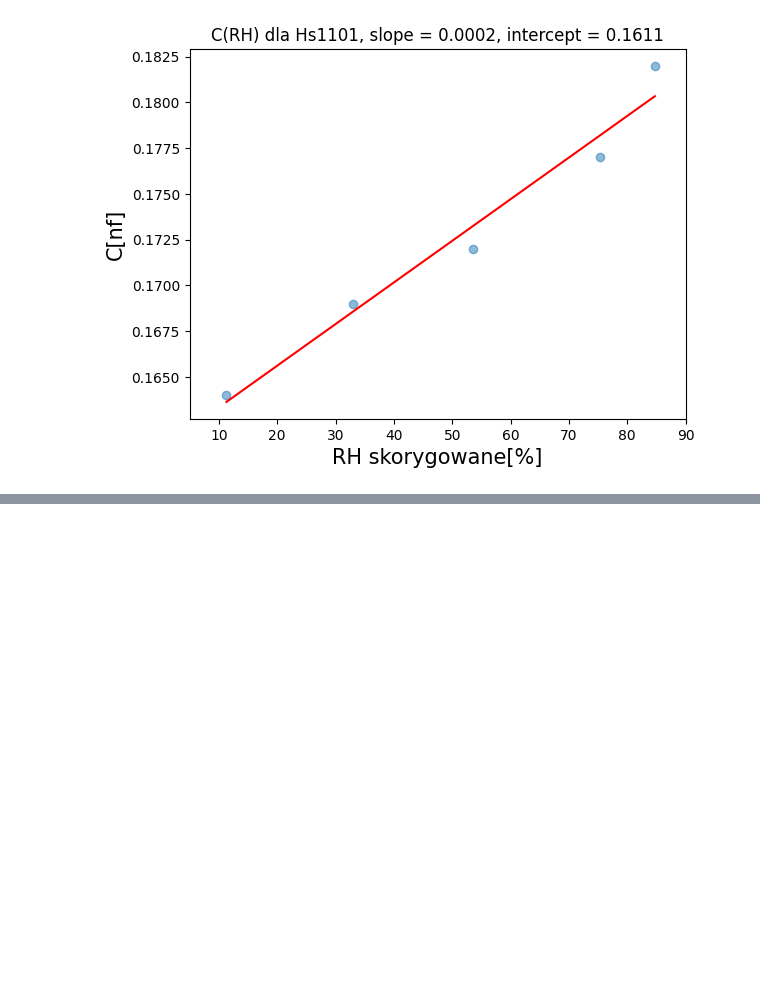
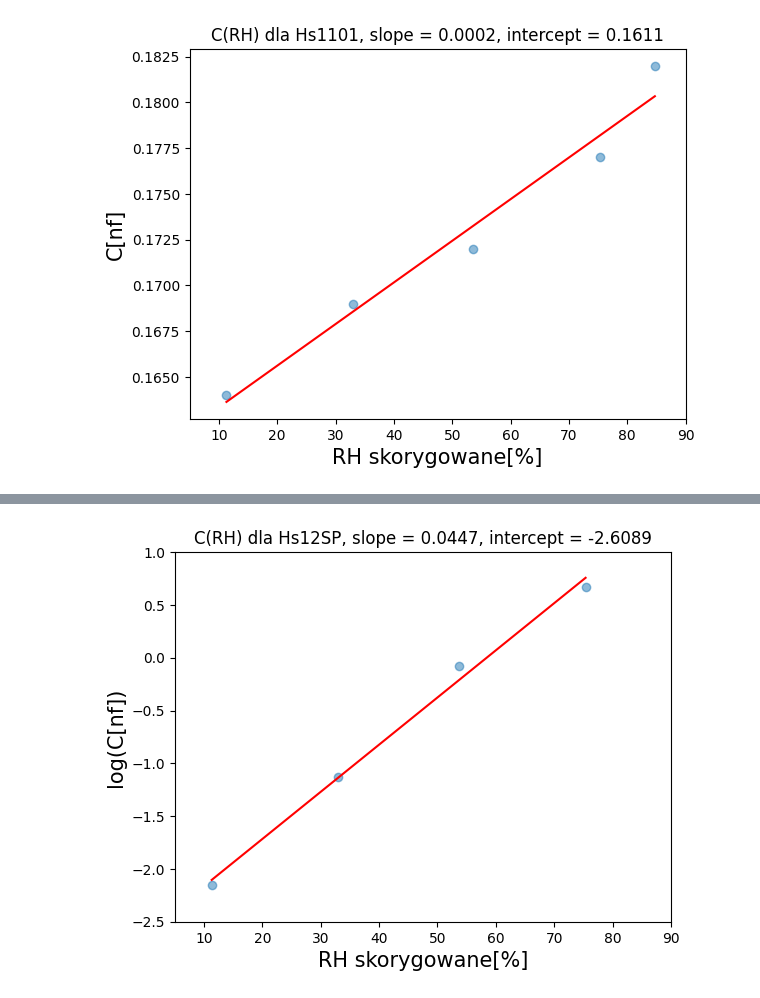
Before and after one commit to irozalski/Sensor_technology-analysis, a Jupyter notebook: humidity sensor/Humidity.ipynb, the cells around one changed output, grey strips where cells are left out. Saved outputs shown, nothing was run; the diff lists cells and outputs as text; code cells hidden in the pictures; blank space fills up the shorter version.

```diff
--- a/humidity sensor/Humidity.ipynb
+++ b/humidity sensor/Humidity.ipynb
@@ -150,0 +173,4 @@ $$
+# %%
+#obliczenie wartości logarytmicznej pomiaru pojemności Hs12SP
+dane['Log(Pojemność Hs12SP)'] = np.log10(dane.loc[0:4]['Pojemność Hs12SP [nF]'].astype('float'))
+dane
@@ -150,0 +185,26 @@ $$
+# %%
+# wykres C(RH) dla czujnika Hs12SP w układzie log-lin
+#regresja liniowa pozwalająca obliczyć przypuszczalną wilgotność w pomieszczeniu
+
+x = dane.loc[1:4]['RH skorygowane[%]']
+y = dane.loc[1:4]['Log(Pojemność Hs12SP)']
+
+plt.xlabel('RH skorygowane[%]', fontsize = 15)
+plt.ylabel('log(C[nf])', fontsize = 15)
+plt.xlim(5,90)
+plt.ylim(-2.5,1)
+plt.scatter(x, y, alpha=0.5)
+
+x1 = np.asarray(dane.loc[1:4]['RH skorygowane[%]'], dtype='float')
+
+y1 = np.asarray(dane.loc[1:4]['Log(Pojemność Hs12SP)'], dtype='float')
+
+m, b = np.polyfit(x1, y1, 1)
+
+plt.plot(x1, m*x1+b, color='red')
+
+plt.title(f'C(RH) dla Hs12SP, slope = {round(m, 4)}, intercept = {round(b, 4)}')
+
+plt.show()
+# %% [output]
+[figure, added]
```
Also changed, not shown: parts of 7 cells of this notebook.
